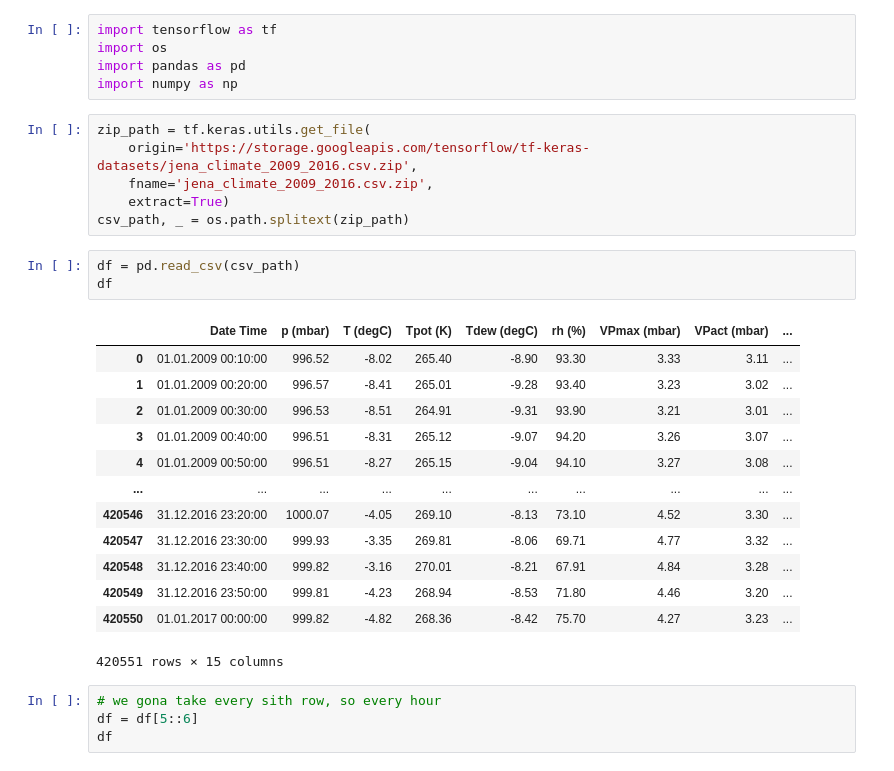
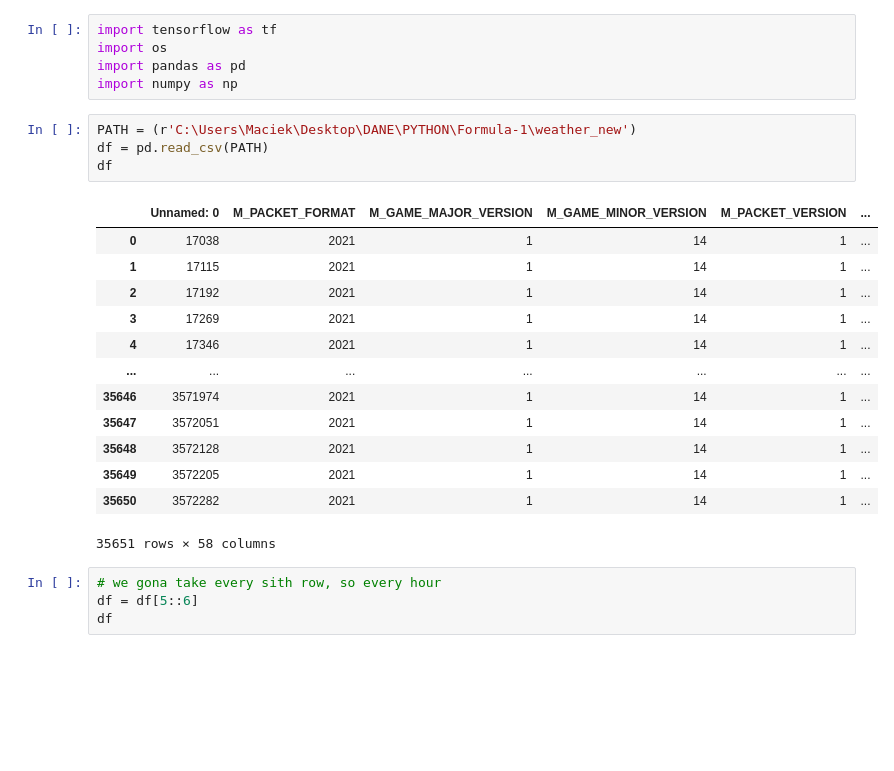
Before and after one commit to kojalowicz/Formula-1, a Jupyter notebook: LSTM_TEMP.ipynb, the cells around one changed output. Cells and saved outputs as stored; diff of their text form; blank space fills up the shorter version.

Commit message:
added new df path

```diff
--- a/LSTM_TEMP.ipynb
+++ b/LSTM_TEMP.ipynb
@@ -3,29 +3,24 @@ import tensorflow as tf
 import os
 import pandas as pd
 import numpy as np
-# %%
-zip_path = tf.keras.utils.get_file(
-    origin='https://storage.googleapis.com/tensorflow/tf-keras-datasets/jena_climate_2009_2016.csv.zip',
-    fname='jena_climate_2009_2016.csv.zip',
-    extract=True)
-csv_path, _ = os.path.splitext(zip_path)
 # %%
-df = pd.read_csv(csv_path)
+PATH = (r'C:\Users\Maciek\Desktop\DANE\PYTHON\Formula-1\weather_new')
+df = pd.read_csv(PATH)
 df
 # %% [output]
-|  | Date Time | p (mbar) | T (degC) | Tpot (K) | Tdew (degC) | rh (%) | VPmax (mbar) | VPact (mbar) | ... |
-| 0 | 01.01.2009 00:10:00 | 996.52 | -8.02 | 265.40 | -8.90 | 93.30 | 3.33 | 3.11 | ... |
-| 1 | 01.01.2009 00:20:00 | 996.57 | -8.41 | 265.01 | -9.28 | 93.40 | 3.23 | 3.02 | ... |
-| 2 | 01.01.2009 00:30:00 | 996.53 | -8.51 | 264.91 | -9.31 | 93.90 | 3.21 | 3.01 | ... |
-| 3 | 01.01.2009 00:40:00 | 996.51 | -8.31 | 265.12 | -9.07 | 94.20 | 3.26 | 3.07 | ... |
-| 4 | 01.01.2009 00:50:00 | 996.51 | -8.27 | 265.15 | -9.04 | 94.10 | 3.27 | 3.08 | ... |
-| ... | ... | ... | ... | ... | ... | ... | ... | ... | ... |
-| 420546 | 31.12.2016 23:20:00 | 1000.07 | -4.05 | 269.10 | -8.13 | 73.10 | 4.52 | 3.30 | ... |
-| 420547 | 31.12.2016 23:30:00 | 999.93 | -3.35 | 269.81 | -8.06 | 69.71 | 4.77 | 3.32 | ... |
-| 420548 | 31.12.2016 23:40:00 | 999.82 | -3.16 | 270.01 | -8.21 | 67.91 | 4.84 | 3.28 | ... |
-| 420549 | 31.12.2016 23:50:00 | 999.81 | -4.23 | 268.94 | -8.53 | 71.80 | 4.46 | 3.20 | ... |
-| 420550 | 01.01.2017 00:00:00 | 999.82 | -4.82 | 268.36 | -8.42 | 75.70 | 4.27 | 3.23 | ... |
+|  | Unnamed: 0 | M_PACKET_FORMAT | M_GAME_MAJOR_VERSION | M_GAME_MINOR_VERSION | M_PACKET_VERSION | ... |
+| 0 | 17038 | 2021 | 1 | 14 | 1 | ... |
+| 1 | 17115 | 2021 | 1 | 14 | 1 | ... |
+| 2 | 17192 | 2021 | 1 | 14 | 1 | ... |
+| 3 | 17269 | 2021 | 1 | 14 | 1 | ... |
+| 4 | 17346 | 2021 | 1 | 14 | 1 | ... |
+| ... | ... | ... | ... | ... | ... | ... |
+| 35646 | 3571974 | 2021 | 1 | 14 | 1 | ... |
+| 35647 | 3572051 | 2021 | 1 | 14 | 1 | ... |
+| 35648 | 3572128 | 2021 | 1 | 14 | 1 | ... |
+| 35649 | 3572205 | 2021 | 1 | 14 | 1 | ... |
+| 35650 | 3572282 | 2021 | 1 | 14 | 1 | ... |
-420551 rows × 15 columns
+35651 rows × 58 columns
 # %%
 # we gona take every sith row, so every hour
 df = df[5::6]
```
